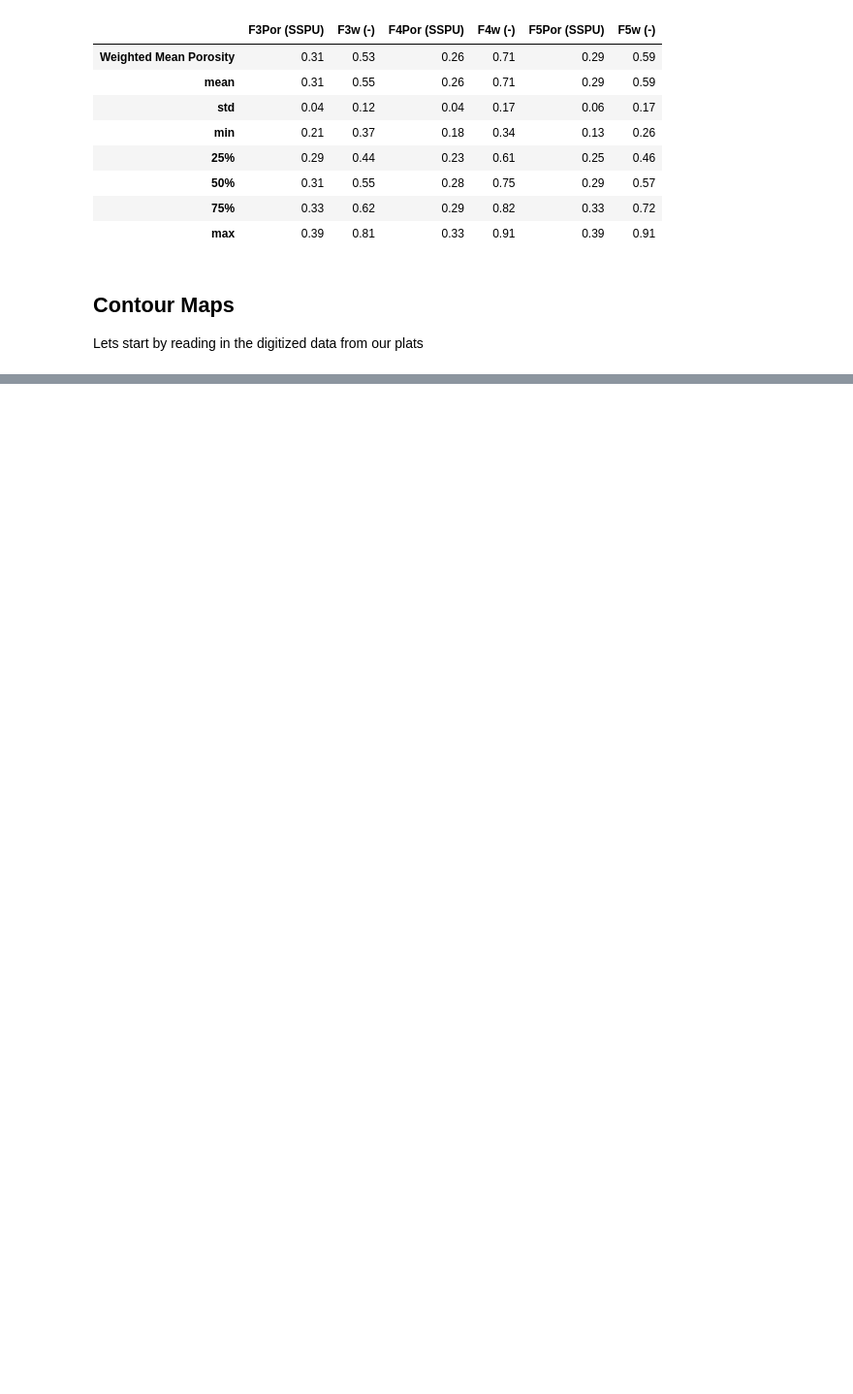
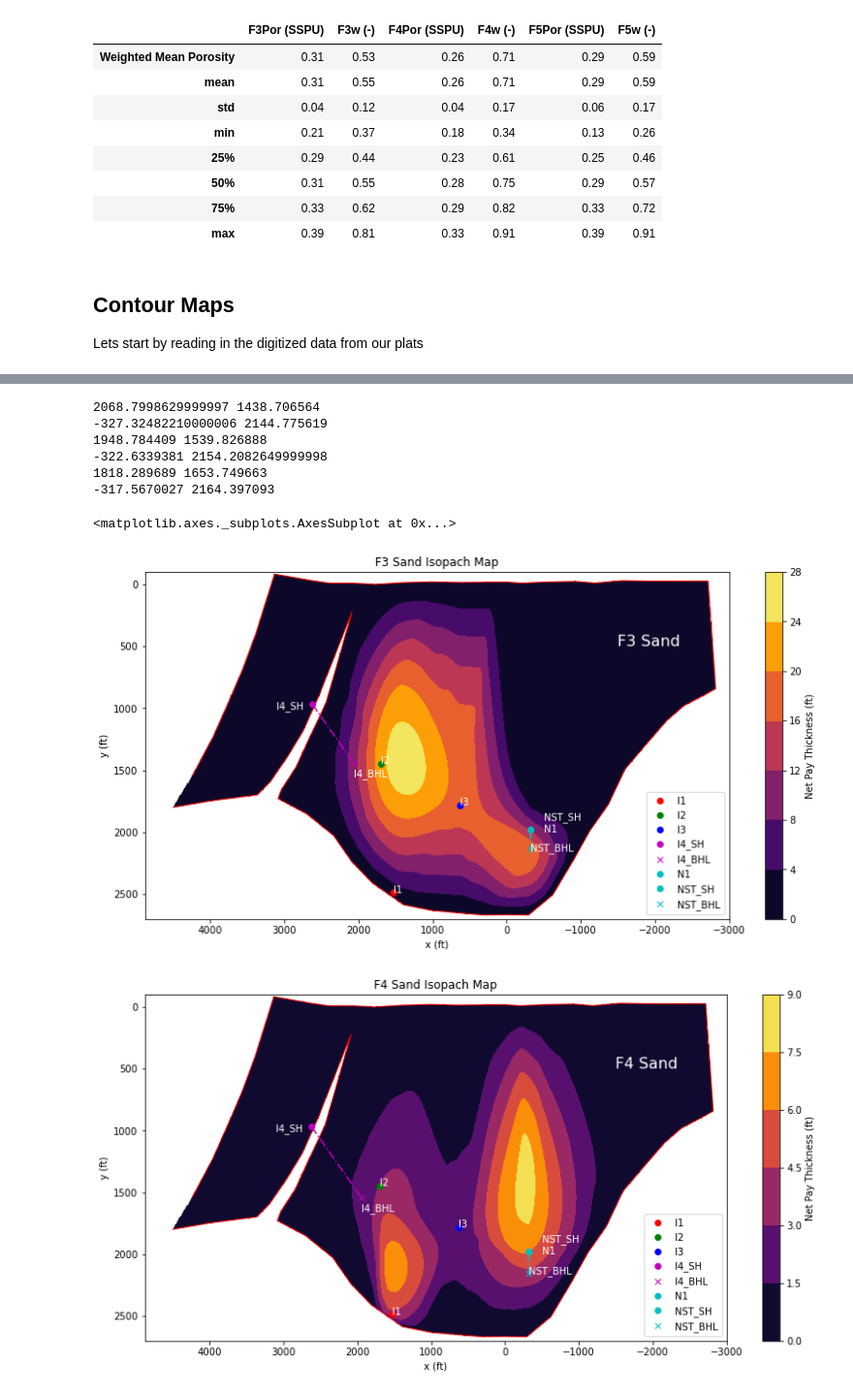
Before and after one commit to AdrianSalinas98/Petroleum-Engineering-Repository, a Jupyter notebook: Calculation of Csh, Total Sandstone Porosity, Sw in Payzone.ipynb, the cells around one changed output, grey strips where cells are left out. Shown at 97% size. Saved outputs shown, nothing was run; the diff lists cells and outputs as text; code cells hidden in the pictures; blank space fills up the shorter version.

```diff
--- a/Calculation of Csh, Total Sandstone Porosity, Sw in Payzone.ipynb
+++ b/Calculation of Csh, Total Sandstone Porosity, Sw in Payzone.ipynb
@@ -425,14 +428,0 @@ Contour('PlatF3.csv','F3')
-# %%
-fig,ax = plt.subplots()
-x = np.linspace(0,100,10)
-y = np.linspace(0,100,10)
-X,Y = np.meshgrid(x,y)
-
-points = np.array([[0,10,20,30,40,50],[10,20,30,40,50,60]]).T
-print(points.shape)
-values = np.random.rand(6)
-print(values.shape)
-Z = griddata(points,values,(X,Y))
-
-
-ax.contourf(X,Y,Z, cmap = 'inferno')
@@ -525,0 +555,14 @@ print(boundary_points)
+# %%
+Isopach('IsoF3.csv', 'F3')
+Isopach('IsoF4.csv', 'F4')
+Isopach('IsoF5.csv', 'F5')
+# %% [output]
+2068.7998629999997 1438.706564
+-327.32482210000006 2144.775619
+1948.784409 1539.826888
+-322.6339381 2154.2082649999998
+1818.289689 1653.749663
+-317.5670027 2164.397093
+<matplotlib.axes._subplots.AxesSubplot at 0x...>
+[figure, added]
+[figure, added]
```
Also changed, not shown: parts of 8 cells of this notebook, 6 other files.
